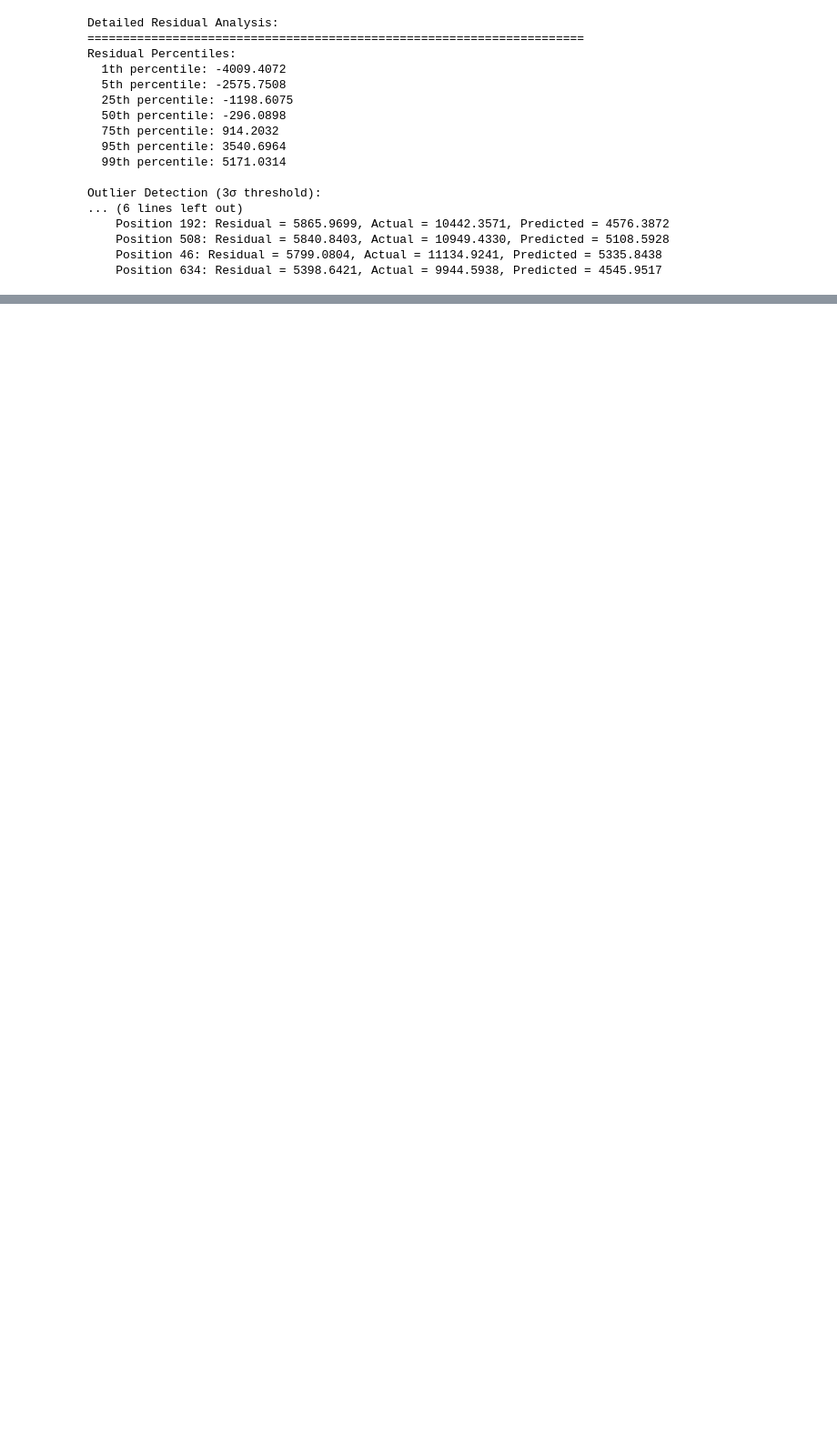
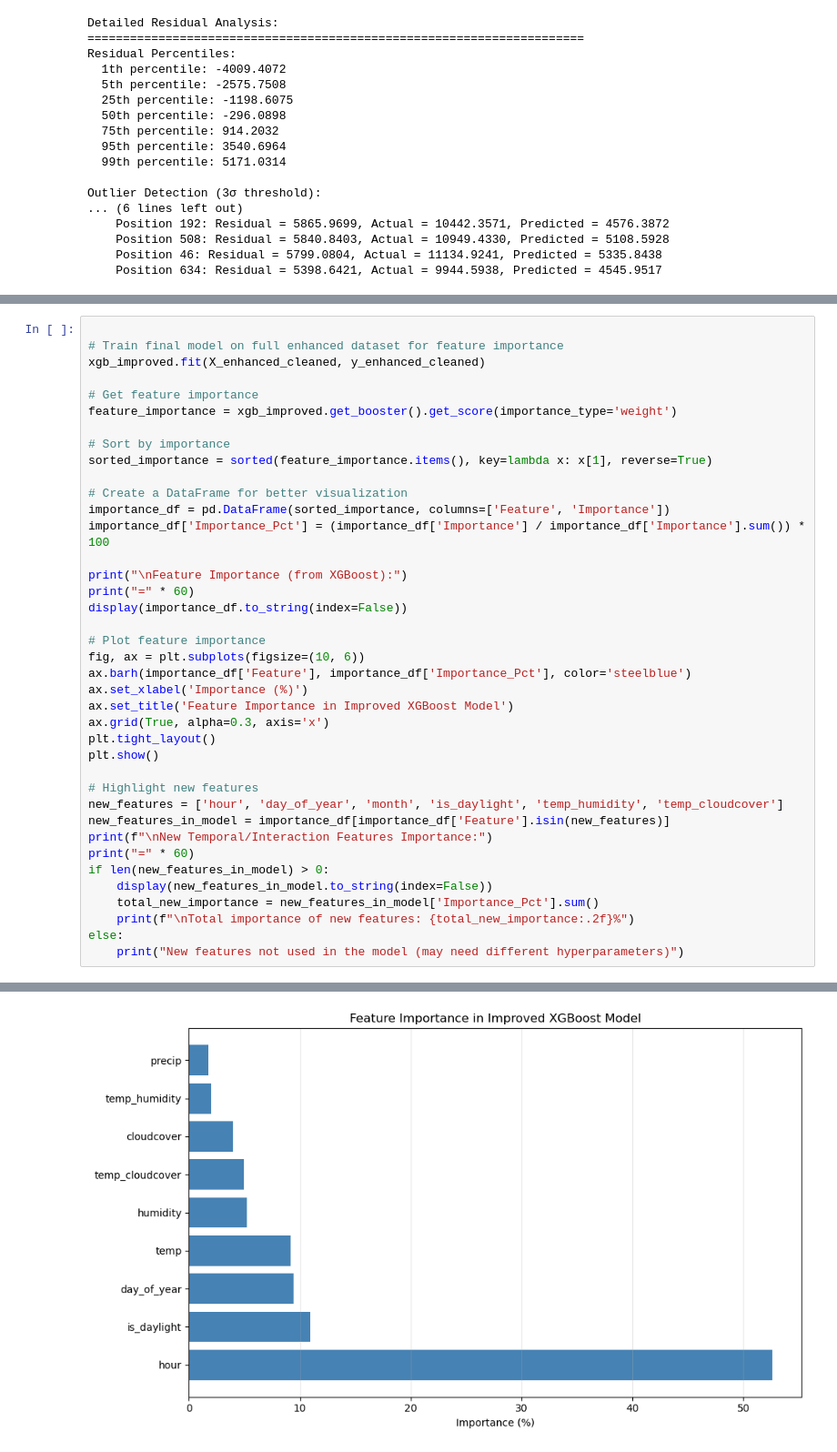
Before and after one commit to oanonymous454-collab/TSYP13PESCHALLENGE, a Jupyter notebook: Final_Data_Preprocessing.ipynb, the cells around one changed output, grey strips where cells are left out. Shown at 91% size. Saved outputs shown, nothing was run; the diff lists cells and outputs as text; blank space fills up the shorter version.

```diff
--- a/Final_Data_Preprocessing.ipynb
+++ b/Final_Data_Preprocessing.ipynb
@@ -1237,0 +1485,40 @@ Outlier Detection (3σ threshold):
+# %%
+
+# Train final model on full enhanced dataset for feature importance
+xgb_improved.fit(X_enhanced_cleaned, y_enhanced_cleaned)
+
+# Get feature importance
+feature_importance = xgb_improved.get_booster().get_score(importance_type='weight')
+
+# Sort by importance
+sorted_importance = sorted(feature_importance.items(), key=lambda x: x[1], reverse=True)
+
+# Create a DataFrame for better visualization
+importance_df = pd.DataFrame(sorted_importance, columns=['Feature', 'Importance'])
+importance_df['Importance_Pct'] = (importance_df['Importance'] / importance_df['Importance'].sum()) * 100
+
+print("\nFeature Importance (from XGBoost):")
+print("=" * 60)
+display(importance_df.to_string(index=False))
+
+# Plot feature importance
+fig, ax = plt.subplots(figsize=(10, 6))
+ax.barh(importance_df['Feature'], importance_df['Importance_Pct'], color='steelblue')
+ax.set_xlabel('Importance (%)')
+ax.set_title('Feature Importance in Improved XGBoost Model')
+ax.grid(True, alpha=0.3, axis='x')
+plt.tight_layout()
+plt.show()
+
+# Highlight new features
+new_features = ['hour', 'day_of_year', 'month', 'is_daylight', 'temp_humidity', 'temp_cloudcover']
+new_features_in_model = importance_df[importance_df['Feature'].isin(new_features)]
+print(f"\nNew Temporal/Interaction Features Importance:")
+print("=" * 60)
+if len(new_features_in_model) > 0:
+    display(new_features_in_model.to_string(index=False))
+    total_new_importance = new_features_in_model['Importance_Pct'].sum()
+    print(f"\nTotal importance of new features: {total_new_importance:.2f}%")
+else:
+    print("New features not used in the model (may need different hyperparameters)")
+# %% [output]
@@ -1237,0 +1528 @@ Outlier Detection (3σ threshold):
+[figure, added]
```
Also changed, not shown: parts of 11 cells of this notebook, 2 other files.
